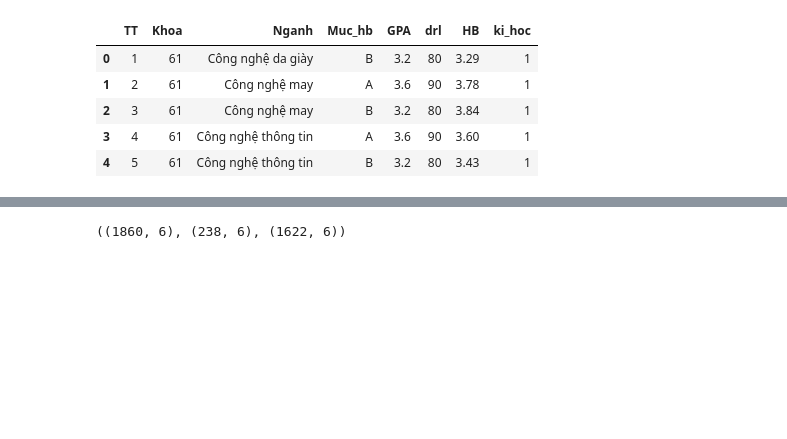
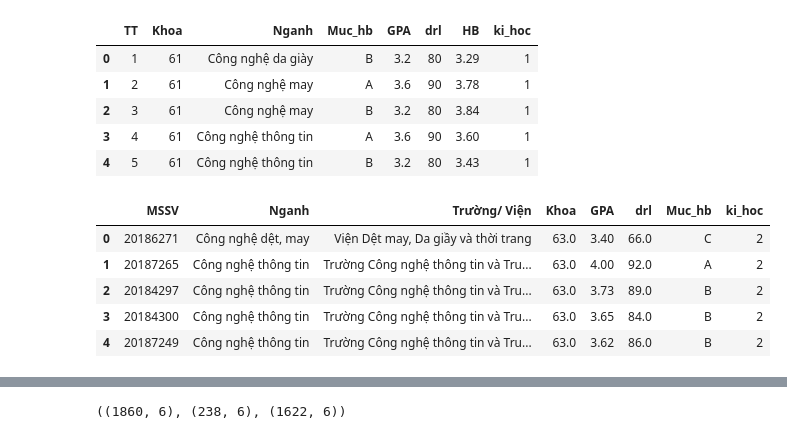
Before and after one commit to ktoan911/Flutter_HedspiLearningApp, a Jupyter notebook: Scholar_prediction_model/scholar_prediction.ipynb, the cells around one changed output, grey strips where cells are left out. Saved outputs shown, nothing was run; the diff lists cells and outputs as text; code cells hidden in the pictures; blank space fills up the shorter version.

```diff
--- a/Scholar_prediction_model/scholar_prediction.ipynb
+++ b/Scholar_prediction_model/scholar_prediction.ipynb
@@ -26,6 +24,15 @@ df1.head()
 | 4 | 5 | 61 | Công nghệ thông tin | B | 3.2 | 80 | 3.43 | 1 |
 # %%
 df2['ki_hoc'] = 2
+# %%
+df2.head()
+# %% [output]
+|  | MSSV | Nganh | Trường/ Viện | Khoa | GPA | drl | Muc_hb | ki_hoc |
+| 0 | 20186271 | Công nghệ dệt, may | Viện Dệt may, Da giầy và thời trang | 63.0 | 3.40 | 66.0 | C | 2 |
+| 1 | 20187265 | Công nghệ thông tin | Trường Công nghệ thông tin và Tru... | 63.0 | 4.00 | 92.0 | A | 2 |
+| 2 | 20184297 | Công nghệ thông tin | Trường Công nghệ thông tin và Tru... | 63.0 | 3.73 | 89.0 | B | 2 |
+| 3 | 20184300 | Công nghệ thông tin | Trường Công nghệ thông tin và Tru... | 63.0 | 3.65 | 84.0 | B | 2 |
+| 4 | 20187249 | Công nghệ thông tin | Trường Công nghệ thông tin và Tru... | 63.0 | 3.62 | 86.0 | B | 2 |
 # %%
 df1_listdrop = ['TT','HB']
 df1 = df1.drop(columns=[col for col in df1.columns if col in df1_listdrop])
```
Also changed, not shown: parts of 43 cells of this notebook, 3 other files.
